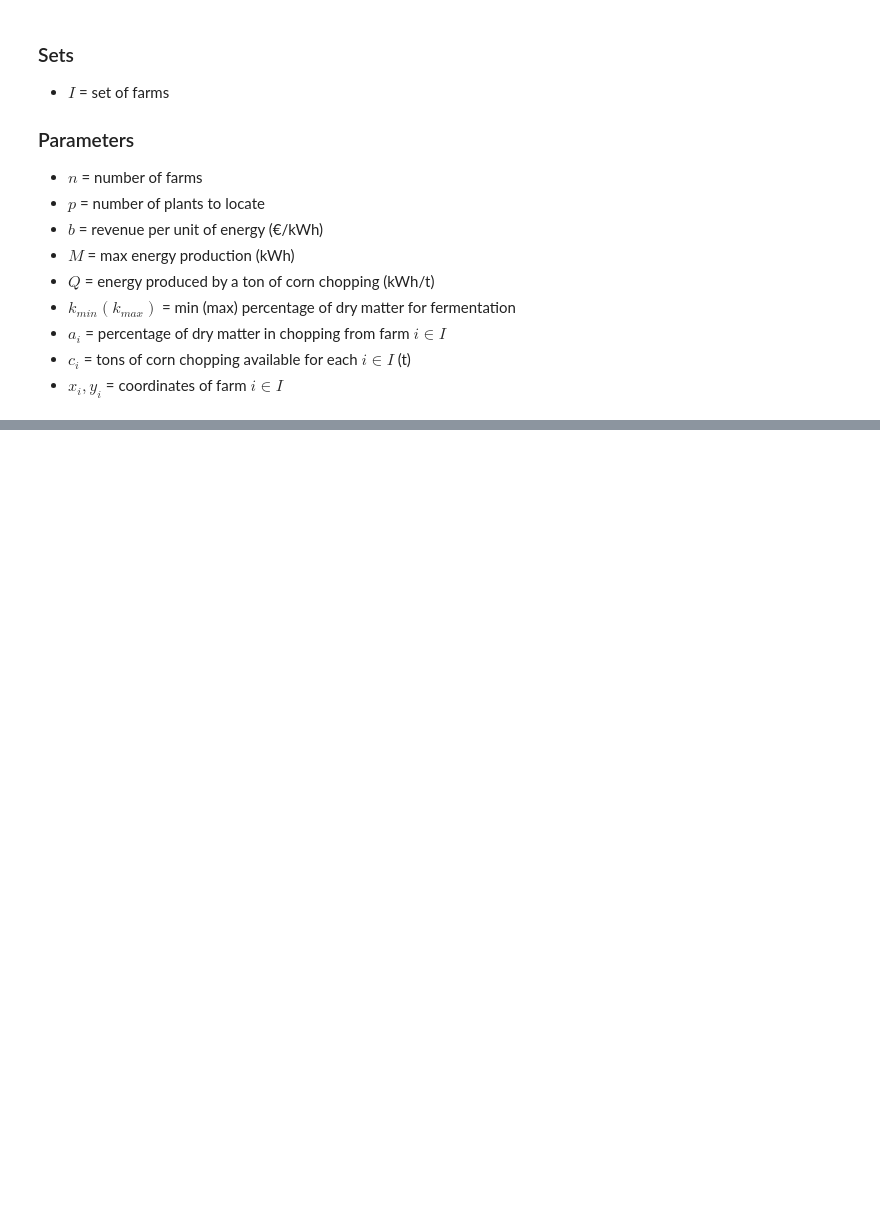
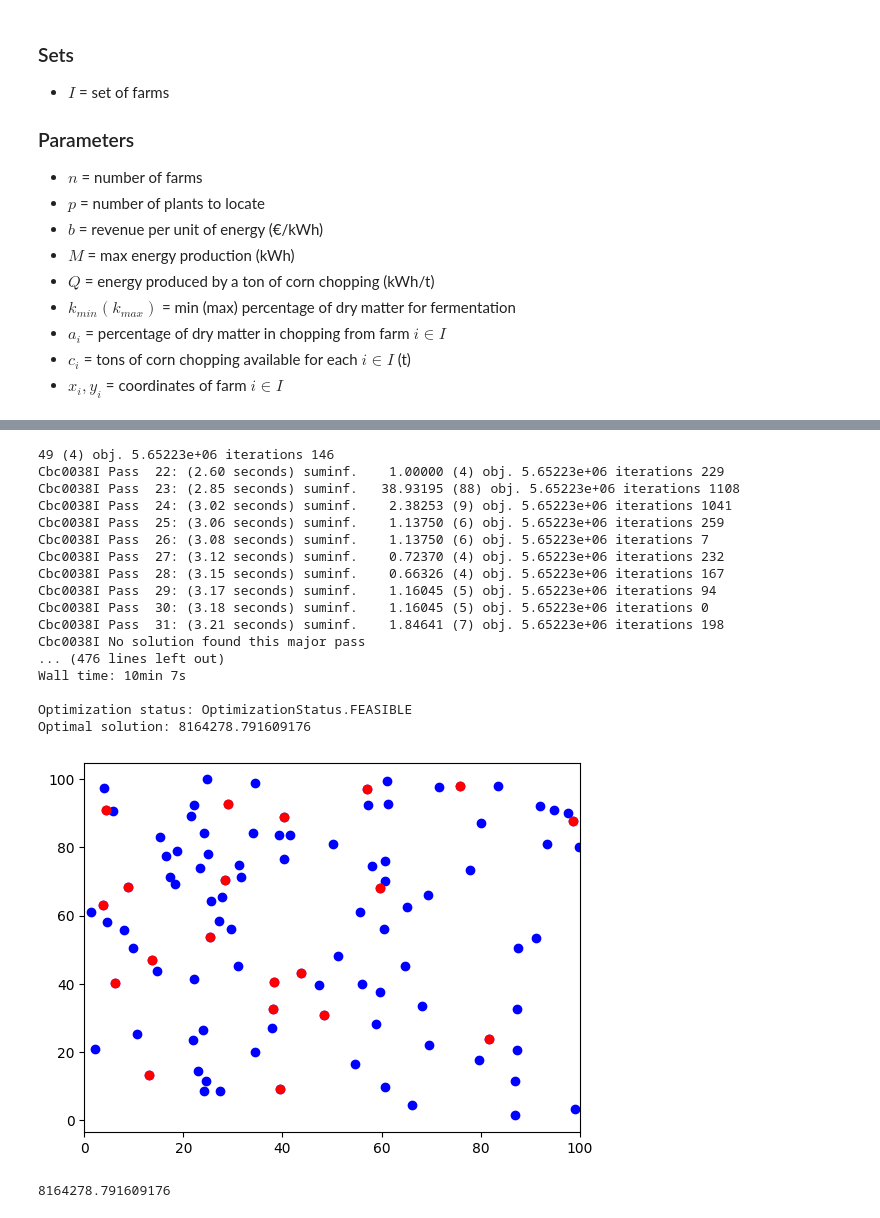
Before and after one commit to PolimiGiovanniArriciati/big-project-FOR, a Jupyter notebook: biogas_location.ipynb, the cells around one changed output, grey strips where cells are left out. Cells and saved outputs as stored; diff of their text form; code cells hidden in the pictures; blank space fills up the shorter version.

```diff
--- a/biogas_location.ipynb
+++ b/biogas_location.ipynb
@@ -112,0 +301,24 @@ gap: -100.0
+# %%
+n = 6
+inst = load_instance('instances/instance_'+str(n)+'.json')
+solve(inst)
+# %% [output]
+49 (4) obj. 5.65223e+06 iterations 146
+Cbc0038I Pass  22: (2.60 seconds) suminf.    1.00000 (4) obj. 5.65223e+06 iterations 229
+Cbc0038I Pass  23: (2.85 seconds) suminf.   38.93195 (88) obj. 5.65223e+06 iterations 1108
+Cbc0038I Pass  24: (3.02 seconds) suminf.    2.38253 (9) obj. 5.65223e+06 iterations 1041
+Cbc0038I Pass  25: (3.06 seconds) suminf.    1.13750 (6) obj. 5.65223e+06 iterations 259
+Cbc0038I Pass  26: (3.08 seconds) suminf.    1.13750 (6) obj. 5.65223e+06 iterations 7
+Cbc0038I Pass  27: (3.12 seconds) suminf.    0.72370 (4) obj. 5.65223e+06 iterations 232
+Cbc0038I Pass  28: (3.15 seconds) suminf.    0.66326 (4) obj. 5.65223e+06 iterations 167
+Cbc0038I Pass  29: (3.17 seconds) suminf.    1.16045 (5) obj. 5.65223e+06 iterations 94
+Cbc0038I Pass  30: (3.18 seconds) suminf.    1.16045 (5) obj. 5.65223e+06 iterations 0
+Cbc0038I Pass  31: (3.21 seconds) suminf.    1.84641 (7) obj. 5.65223e+06 iterations 198
+Cbc0038I No solution found this major pass
+... (476 lines left out)
+Wall time: 10min 7s
+
+Optimization status: OptimizationStatus.FEASIBLE
+Optimal solution: 8164278.791609176
+[figure, added]
+8164278.791609176
```
Also changed, not shown: parts of 10 cells of this notebook.
